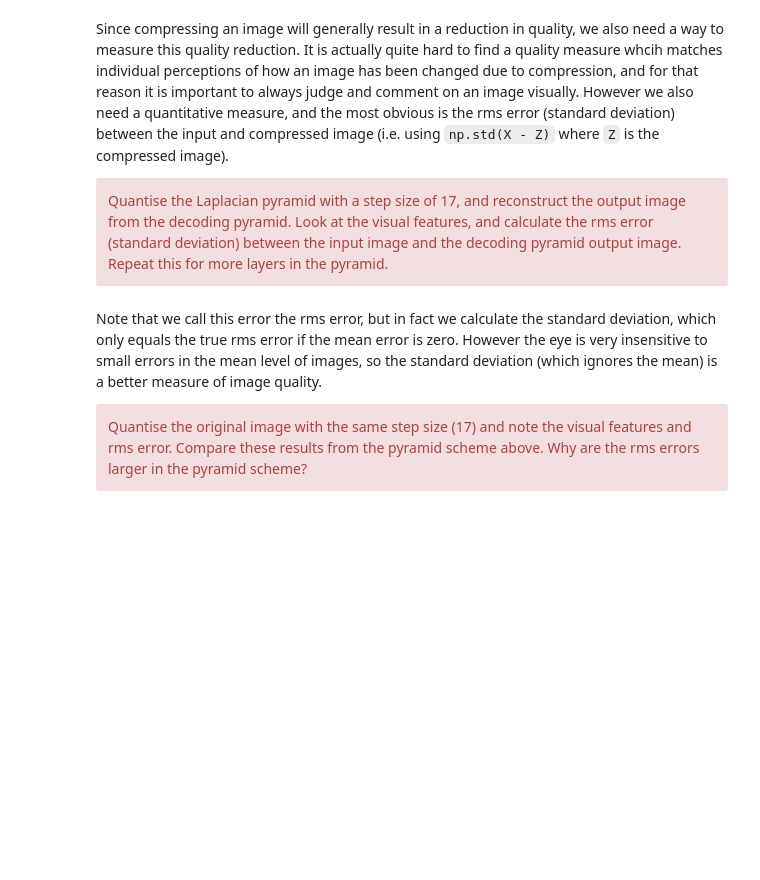
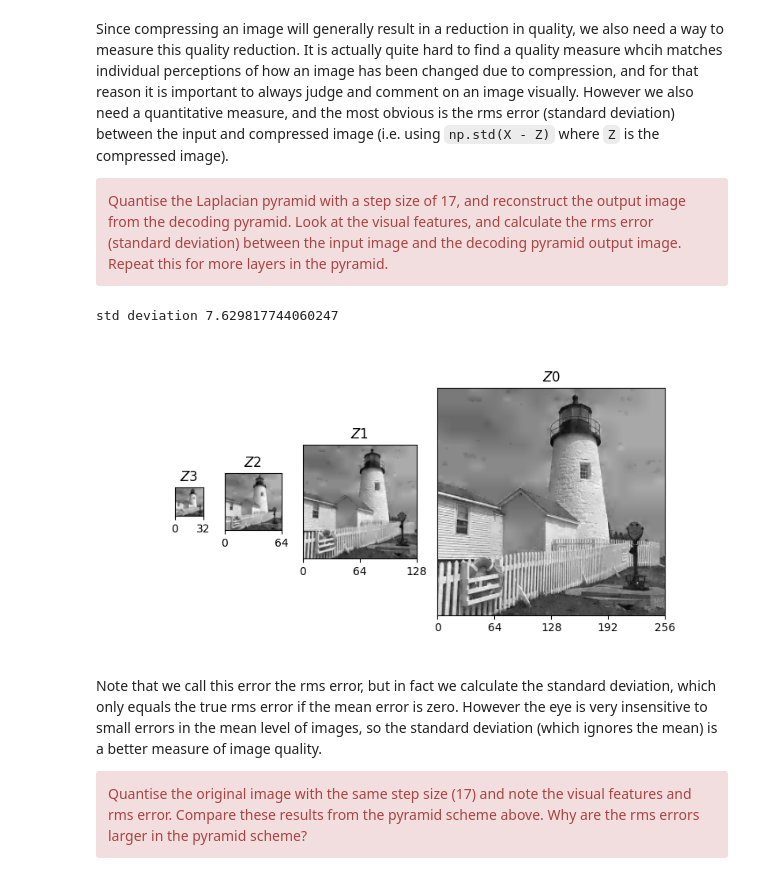
Before and after one commit to AndrewKeYanzhe/cued_sf2_lab, a Jupyter notebook: 6-laplacian-pyramid.ipynb, the cells around one changed output. Saved outputs shown, nothing was run; the diff lists cells and outputs as text; code cells hidden in the pictures; blank space fills up the shorter version.

Commit message:
compress and reconstruct, find std deviation

```diff
--- a/6-laplacian-pyramid.ipynb
+++ b/6-laplacian-pyramid.ipynb
@@ -365,3 +363,29 @@ Quantise the Laplacian pyramid with a step size of 17, and reconstruct the outpu
+# %%
+# Write your code to explore rms error with the laplacian pyramid here.
+
+Y0, Y1, Y2, Y3, X4 = py4enc(X, h)
+
+Y0_q=quantise(Y0,17)
+Y1_q=quantise(Y1,17)
+Y2_q=quantise(Y2,17)
+Y3_q=quantise(Y3,17)
+X4_q=quantise(X4,17)
+
+Z3_recon, Z2_recon, Z1_recon, Z0_recon = py4dec(Y0_q, Y1_q, Y2_q, Y3_q, X4_q, h)
+
+print("std deviation",np.std(X-Z0_recon))
+
+titles = ["Z3", "Z2", "Z1", "Z0"]
+imgs = [Z3_recon, Z2_recon, Z1_recon, Z0_recon]
+fig, axs = plt.subplots(1, 4, figsize=(8, 4),
+                        gridspec_kw=dict(width_ratios=[img.shape[0] for img in imgs]))
+
+for ax, img, title in zip(axs, imgs, titles):
+    plot_image(img, ax=ax)
+    ax.set(yticks=[], title=f'${title}$')
+# %% [output]
+std deviation 7.629817744060247
+[figure, added]
 # %% [markdown]
 Note that we call this error the rms error, but in fact we calculate the standard deviation, which only equals the true rms error if the mean error is zero. However the eye is very insensitive to small errors in the mean level of images, so the standard deviation (which ignores the mean) is a better measure of image quality.
 
```
Also changed, not shown: parts of 1 cell of this notebook.
